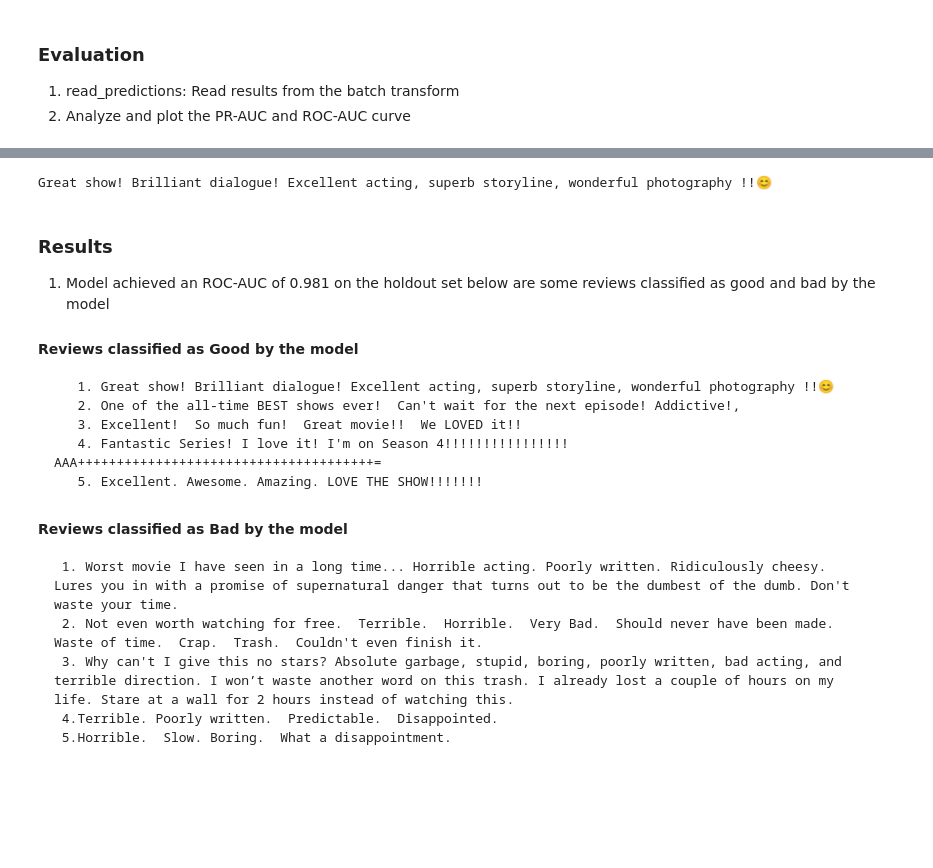
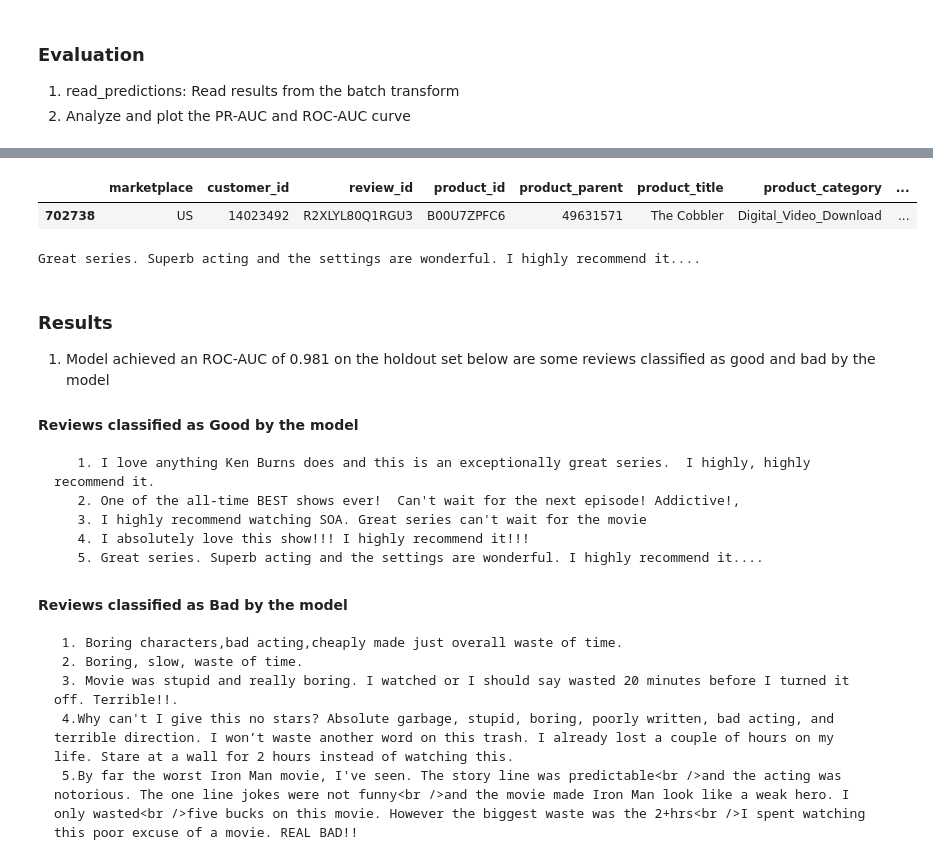
Before and after one commit to aws-samples/review-classification-using-catboost-sagemaker, a Jupyter notebook: src/Implementing a Review classification model with Catboost and SageMaker.ipynb, the cells around one changed output, grey strips where cells are left out. Cells and saved outputs as stored; diff of their text form; code cells hidden in the pictures; blank space fills up the shorter version.

```diff
--- a/src/Implementing a Review classification model with Catboost and SageMaker.ipynb
+++ b/src/Implementing a Review classification model with Catboost and SageMaker.ipynb
@@ -551,22 +533,27 @@ Neural-Nets: PR auc=0.995
+# %%
+X_test[X_test['review_id']=='R2XLYL80Q1RGU3']
+# %% [output]
+|  | marketplace | customer_id | review_id | product_id | product_parent | product_title | product_category | ... |
+| 702738 | US | 14023492 | R2XLYL80Q1RGU3 | B00U7ZPFC6 | 49631571 | The Cobbler | Digital_Video_Download | ... |
 # %%
-top_bad_reviews =results.sort_values(by =['score'],ascending=False)['review_id'].iloc[0:5]
-print(df[df['review_id'].isin(top_bad_reviews)]['review_body'].iloc[0])
+top_bad_reviews =results.sort_values(by =['score'],ascending=True)['review_id'].iloc[0:5]
+print(df[df['review_id'].isin(top_bad_reviews)]['review_body'].iloc[4])
 # %% [output]
-Great show! Brilliant dialogue! Excellent acting, superb storyline, wonderful photography !!😊
+Great series. Superb acting and the settings are wonderful. I highly recommend it....
 # %% [markdown]
 ### Results
 1. Model achieved an ROC-AUC of 0.981 on the holdout set below are some reviews classified as good and bad by the model
 
 #### Reviews classified as Good by the model
-       1. Great show! Brilliant dialogue! Excellent acting, superb storyline, wonderful photography !!😊
+       1. I love anything Ken Burns does and this is an exceptionally great series.  I highly, highly recommend it.
        2. One of the all-time BEST shows ever!  Can't wait for the next episode! Addictive!,
-       3. Excellent!  So much fun!  Great movie!!  We LOVED it!!
-       4. Fantastic Series! I love it! I'm on Season 4!!!!!!!!!!!!!!!! AAA++++++++++++++++++++++++++++++++++++++=
-       5. Excellent. Awesome. Amazing. LOVE THE SHOW!!!!!!!
+       3. I highly recommend watching SOA. Great series can't wait for the movie
+       4. I absolutely love this show!!! I highly recommend it!!!
+       5. Great series. Superb acting and the settings are wonderful. I highly recommend it....
 
 #### Reviews classified as Bad by the model
-     1. Worst movie I have seen in a long time... Horrible acting. Poorly written. Ridiculously cheesy. Lures you in with a promise of supernatural danger that turns out to be the dumbest of the dumb. Don't waste your time.
-     2. Not even worth watching for free.  Terrible.  Horrible.  Very Bad.  Should never have been made.  Waste of time.  Crap.  Trash.  Couldn't even finish it.
-     3. Why can't I give this no stars? Absolute garbage, stupid, boring, poorly written, bad acting, and terrible direction. I won’t waste another word on this trash. I already lost a couple of hours on my life. Stare at a wall for 2 hours instead of watching this.
-     4.Terrible. Poorly written.  Predictable.  Disappointed.
-     5.Horrible.  Slow. Boring.  What a disappointment.
+     1. Boring characters,bad acting,cheaply made just overall waste of time.
+     2. Boring, slow, waste of time.
+     3. Movie was stupid and really boring. I watched or I should say wasted 20 minutes before I turned it off. Terrible!!.
+     4.Why can't I give this no stars? Absolute garbage, stupid, boring, poorly written, bad acting, and terrible direction. I won’t waste another word on this trash. I already lost a couple of hours on my life. Stare at a wall for 2 hours instead of watching this.
+     5.By far the worst Iron Man movie, I've seen. The story line was predictable<br />and the acting was notorious. The one line jokes were not funny<br />and the movie made Iron Man look like a weak hero. I only wasted<br />five bucks on this movie. However the biggest waste was the 2+hrs<br />I spent watching this poor excuse of a movie. REAL BAD!!
```
Also changed, not shown: parts of 15 cells of this notebook, 4 other files.
